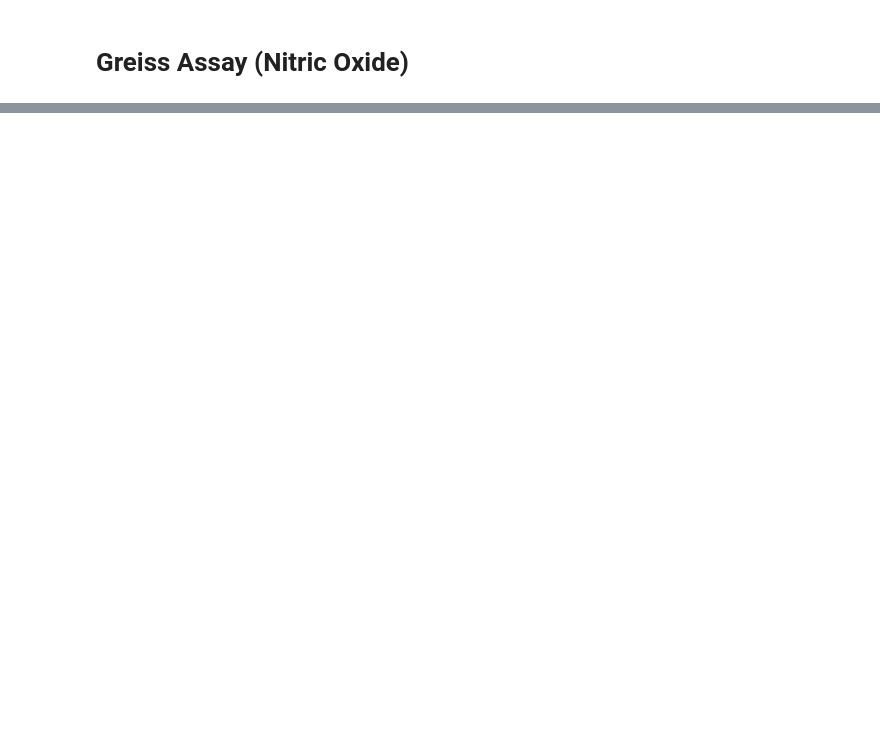
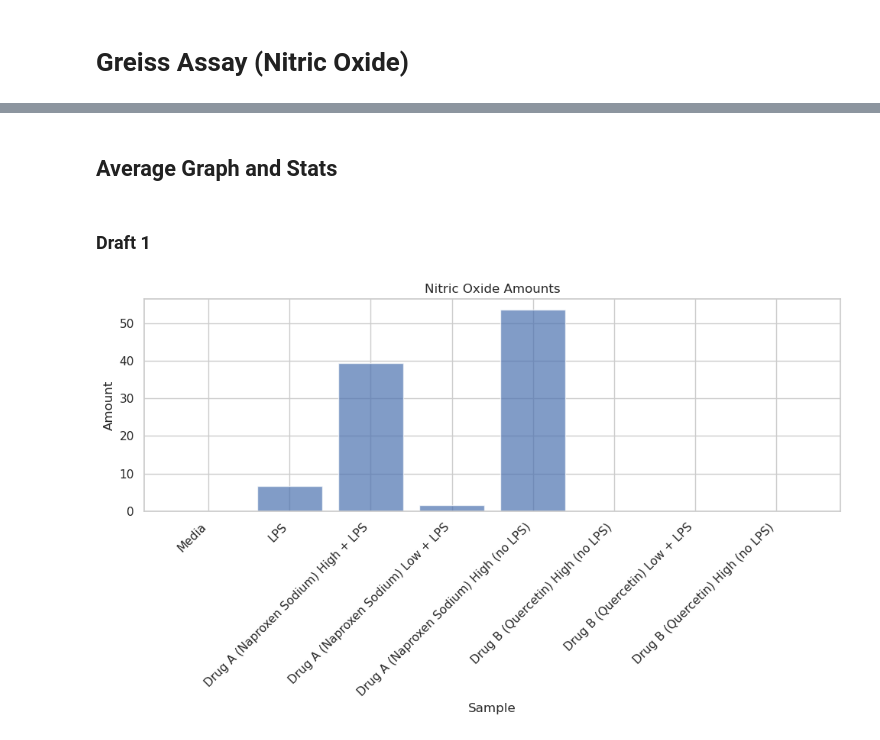
Before and after one commit to elenajusto/immunology-2, a Jupyter notebook: macrophage-csv.ipynb, the cells around one changed output, grey strips where cells are left out. Drawn from its saved outputs; the diff is of its cells as text; code cells hidden in the pictures; blank space fills up the shorter version.

```diff
--- a/macrophage-csv.ipynb
+++ b/macrophage-csv.ipynb
@@ -222,0 +386,43 @@ df_nitric
+# %% [markdown]
+## Average Graph and Stats
+# %% [markdown]
+### Draft 1
+# %%
+# Data from the spreadsheet
+samples = [
+    'Media',
+    'LPS',
+    'Drug A (Naproxen Sodium) High + LPS',
+    'Drug A (Naproxen Sodium) Low + LPS',
+    'Drug A (Naproxen Sodium) High (no LPS)',
+    'Drug B (Quercetin) High (no LPS)',
+    'Drug B (Quercetin) Low + LPS',
+    'Drug B (Quercetin) High (no LPS)'
+]
+
+amounts = [
+    0,
+    6.6,
+    39.36190477,
+    1.552380951,
+    53.64761906,
+    0,
+    0,
+    0
+]
+
+# Creating the bar chart
+plt.figure(figsize=(10, 6))
+x_pos = np.arange(len(samples))
+
+plt.bar(x_pos, amounts, align='center', alpha=0.7)
+plt.xticks(x_pos, samples, rotation=45, ha='right')
+plt.xlabel('Sample')
+plt.ylabel('Amount')
+plt.title('Nitric Oxide Amounts')
+plt.tight_layout()
+
+# Display the chart
+plt.show()
+# %% [output]
+[figure, added]
```
Also changed, not shown: parts of 14 cells of this notebook, 2 other files.
